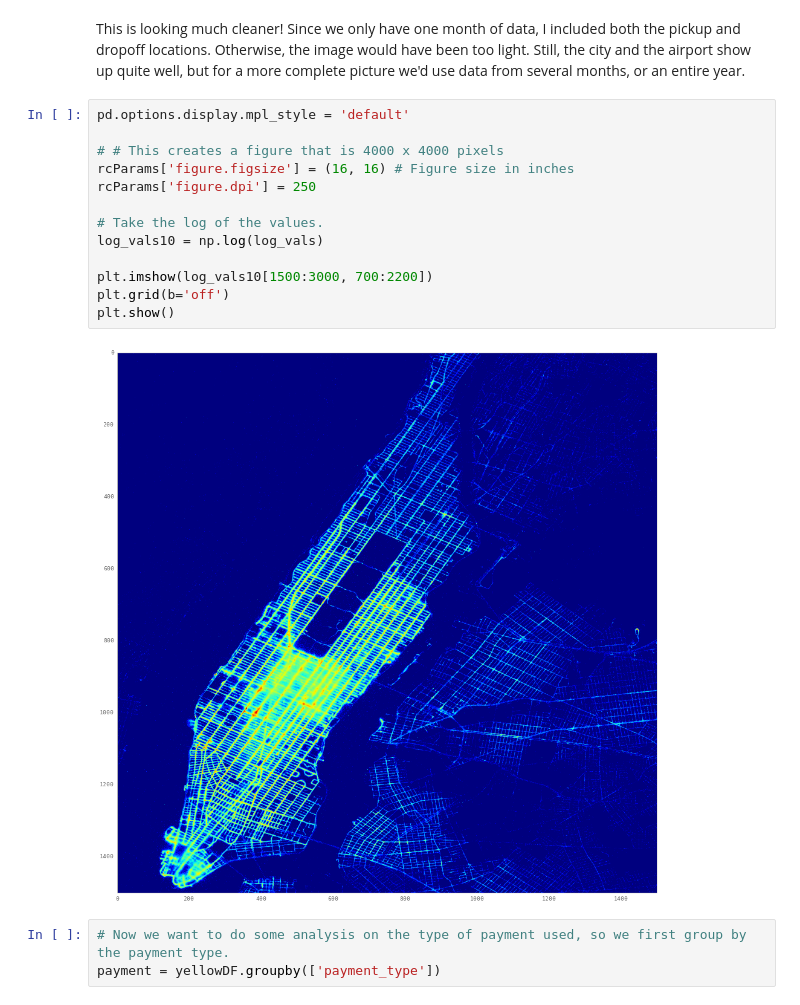
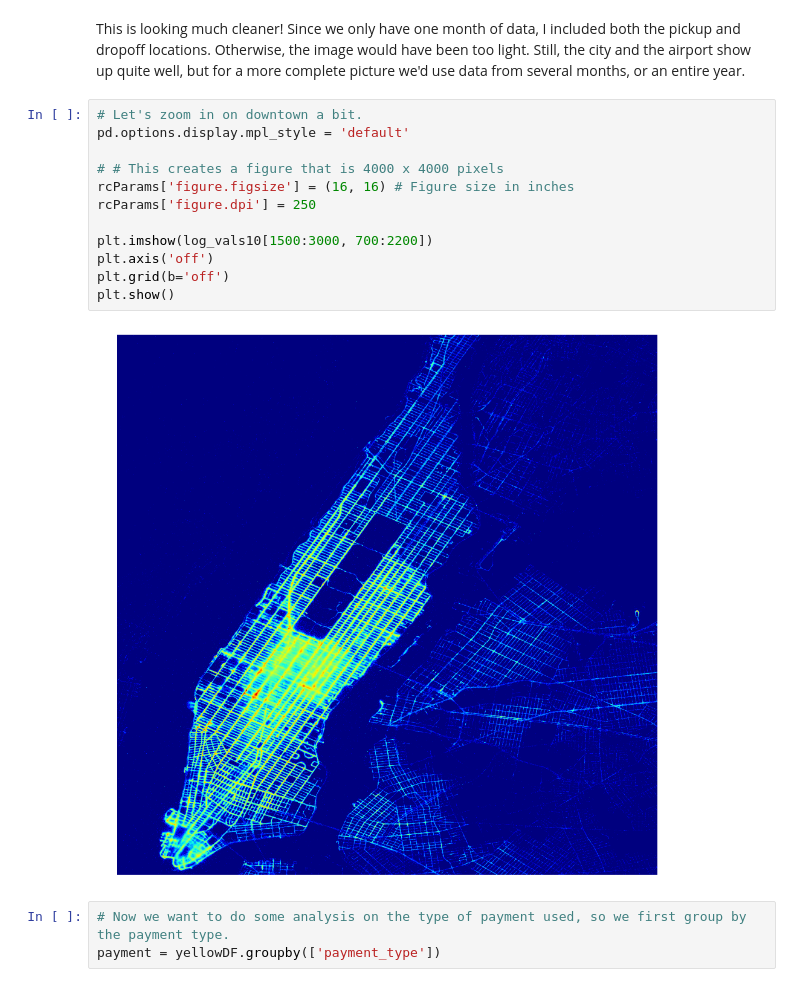
Before and after one commit to bradmager/NYC_TaxiData, a Jupyter notebook: NYC_TaxiData.ipynb, the cells around one changed output. Cells and saved outputs as stored; diff of their text form.

```diff
--- a/NYC_TaxiData.ipynb
+++ b/NYC_TaxiData.ipynb
@@ -147,20 +151,19 @@ plt.show()
 # %% [markdown]
 This is looking much cleaner! Since we only have one month of data, I included both the pickup and dropoff locations. Otherwise, the image would have been too light. Still, the city and the airport show up quite well, but for a more complete picture we'd use data from several months, or an entire year.
 # %%
+# Let's zoom in on downtown a bit.
 pd.options.display.mpl_style = 'default'
 
 # # This creates a figure that is 4000 x 4000 pixels
 rcParams['figure.figsize'] = (16, 16) # Figure size in inches
 rcParams['figure.dpi'] = 250
 
-# Take the log of the values.
-log_vals10 = np.log(log_vals)
-
 plt.imshow(log_vals10[1500:3000, 700:2200])
+plt.axis('off')
 plt.grid(b='off')
 plt.show()
 # %% [output]
-[figure, old version]
+[figure, new version]
 # %%
 # Now we want to do some analysis on the type of payment used, so we first group by the payment type.
 payment = yellowDF.groupby(['payment_type'])
```
Also changed, not shown: parts of 5 cells of this notebook.
